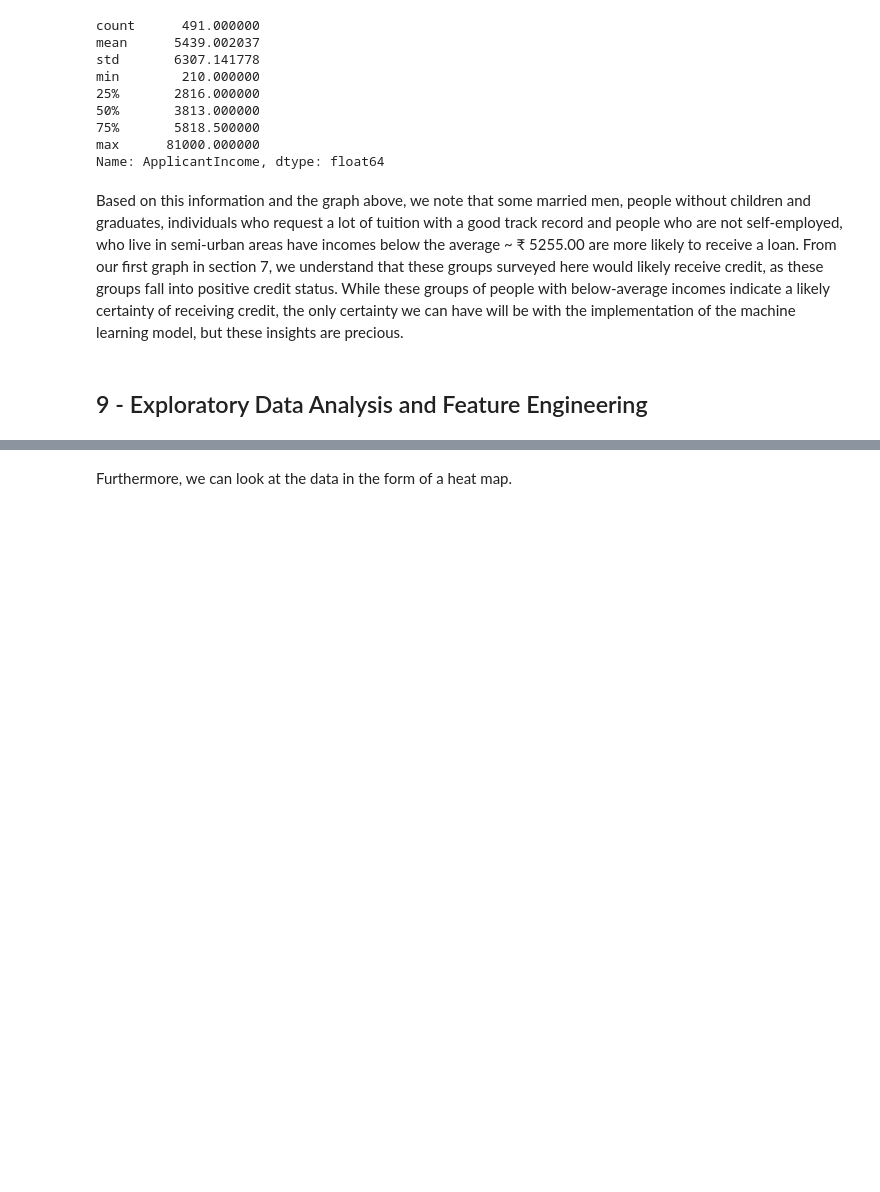
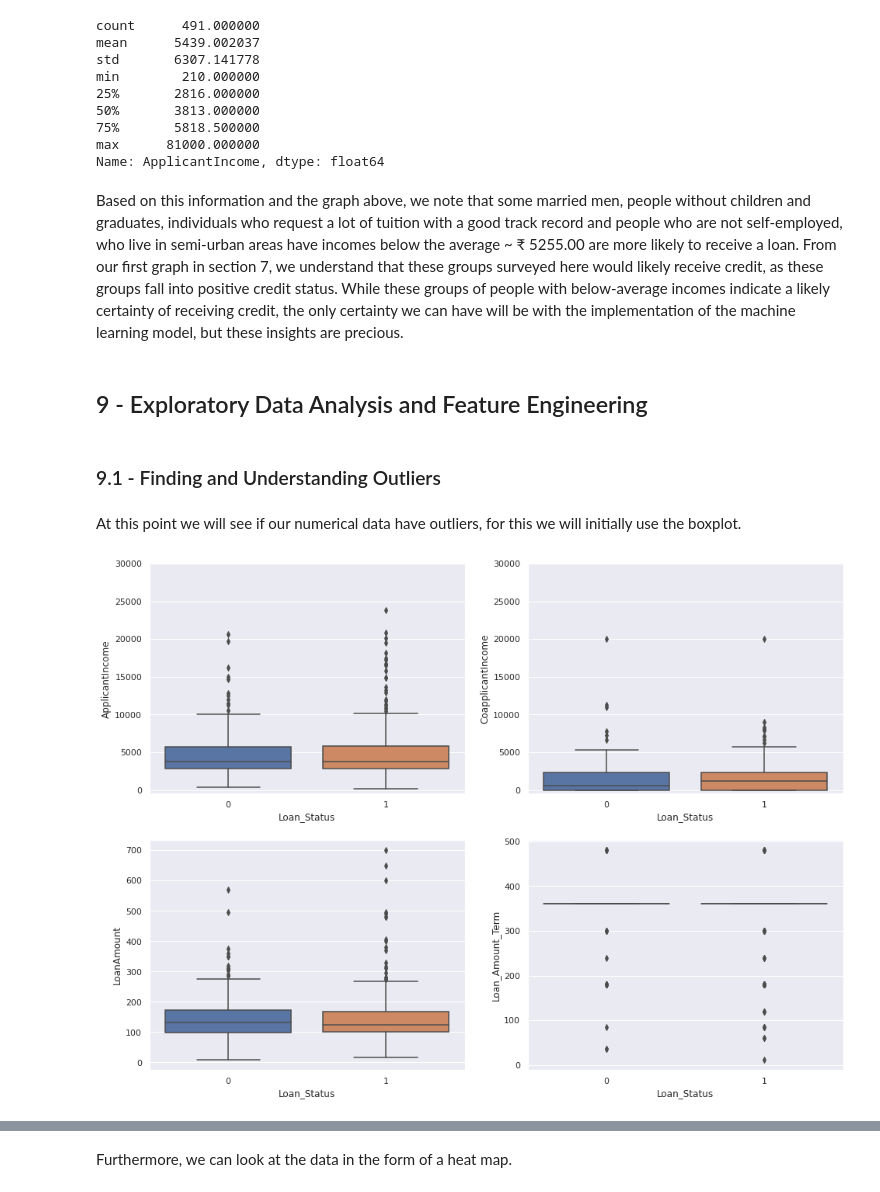
Before and after one commit to M-MSilva/Predict-The-Status-of-Loan_End-to-End-Project, a Jupyter notebook: ColabProject/Loan_Application_Prediction_End_to_End_Project.ipynb, the cells around one changed output, grey strips where cells are left out. Drawn from its saved outputs; the diff is of its cells as text; code cells hidden in the pictures; blank space fills up the shorter version.

```diff
--- a/ColabProject/Loan_Application_Prediction_End_to_End_Project.ipynb
+++ b/ColabProject/Loan_Application_Prediction_End_to_End_Project.ipynb
@@ -292,3 +292,22 @@ Name: ApplicantIncome, dtype: float64
 Based on this information and the graph above, we note that some married men, people without children and graduates, individuals who request a lot of tuition with a good track record and people who are not self-employed, who live in semi-urban areas have incomes below the average ~ ₹ 5255.00 are more likely to receive a loan. From our first graph in section 7, we understand that these groups surveyed here would likely receive credit, as these groups fall into positive credit status. While these groups of people with below-average incomes indicate a likely certainty of receiving credit, the only certainty we can have will be with the implementation of the machine learning model, but these insights are precious.
 # %% [markdown]
 ## 9 - Exploratory Data Analysis and Feature Engineering
+# %% [markdown]
+### 9.1 - Finding and Understanding Outliers
+# %% [markdown]
+At this point we will see if our numerical data have outliers, for this we will initially use the boxplot.
+# %%
+datasetNewCopy = dataset.copy()
+dataset_numTest = datasetNewCopy.select_dtypes(include=[np.number]).drop(["Credit_History","Loan_Status"], axis=1)
+
+
+fig=plt.figure(figsize=(16, 12))
+
+for i,x in enumerate(dataset_numTest):
+  ax=fig.add_subplot(2,2,i+1)
+  sns.boxplot(x=datasetNewCopy["Loan_Status"], y=dataset_numTest[x],ax=ax)
+  if(x=='CoapplicantIncome' or x=='ApplicantIncome'):
+    ax.set_ylim(-500, 30000)
+plt.show()
+# %% [output]
+[figure, added]
```
Also changed, not shown: parts of 54 cells of this notebook.
